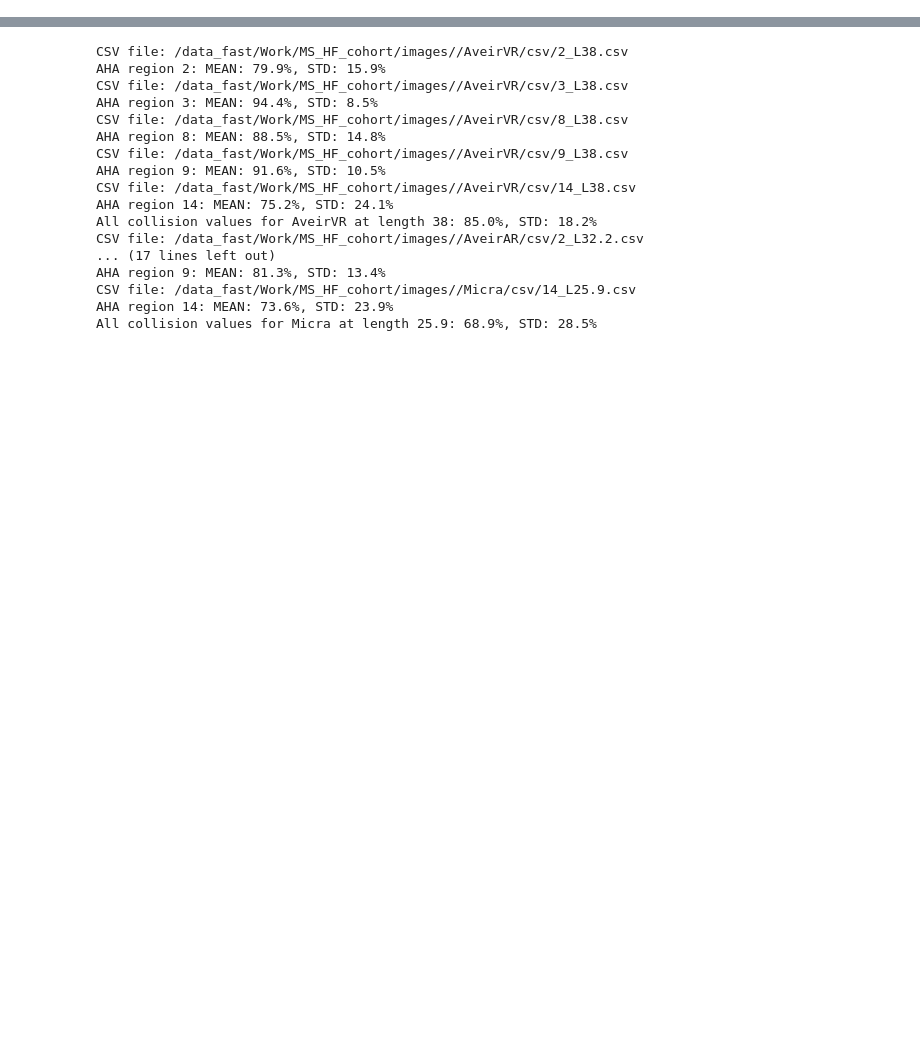
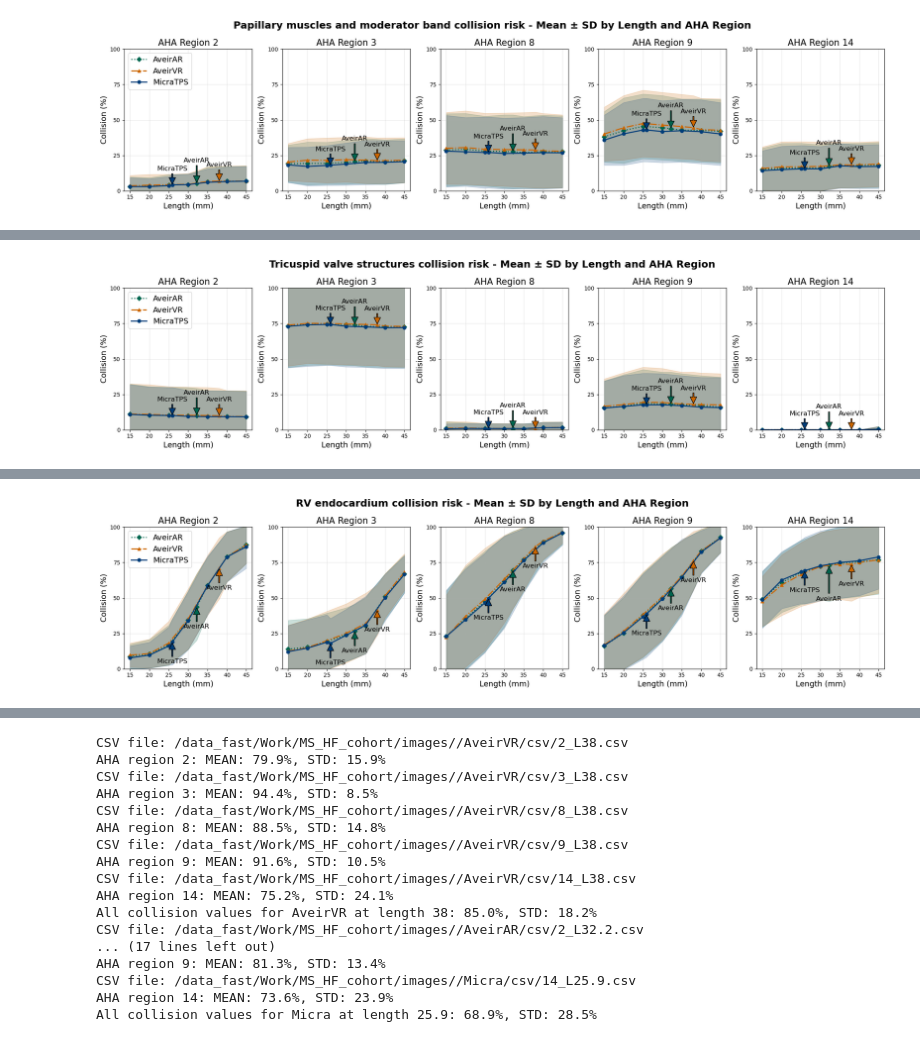
Before and after one commit to angela337/RV_pacing, a Jupyter notebook: Process_AHA_csv_to_plots_tables.ipynb, the cells around one changed output, grey strips where cells are left out. Saved outputs shown, nothing was run; the diff lists cells and outputs as text; code cells hidden in the pictures; blank space fills up the shorter version.

Commit message:
Make changes to ipynbs - these are mainly for generating images needed for figures

```diff
--- a/Process_AHA_csv_to_plots_tables.ipynb
+++ b/Process_AHA_csv_to_plots_tables.ipynb
@@ -515,0 +725,77 @@ Summary Statistics:
+# %%
+
+def get_merged_df():
+    # Initialize empty merged DataFrame
+    merged_df = None
+
+    devices={
+        "Micra": {"D": 6.7, "L": 25.9}, # AV/AV2
+        "AveirAR": {"D": 6.5, "L": 32.2}, # atrial Aveir DR device
+        "AveirVR": {"D": 6.5, "L": 38} # Atrial Aveir DR device + 10mm
+    }
+
+    for device in ["Micra", "AveirAR" ,"AveirVR"]:
+        D = devices[device]["D"]
+        init_len = devices[device]["L"]
+
+        # Calculate original volume
+        vol = np.pi * ((D / 2) ** 2) * init_len
+
+        lengths=[init_len, 15, 20, 25, 30, 35, 40, 45] # [22, 27, 32, 37, 42]:
+        diameters=[]
+        # If we want to keep the same volume, calculate new diameter for each new length
+        for length in lengths:
+            new_D = np.sqrt(vol / (np.pi * length)) * 2
+            diameters.append(new_D)
+            #print(f"{length:8.0f}    | {new_D:8.3f}")
+
+        coll_fields=[ 'RV_Collision', 'TV_Collision', 'PM_Collision','Combined_Collision']
+        #coll_fields=['Combined_Collision']
+        merged_df=read_AHA_csv(merged_df, device, lengths, collision_fields=coll_fields) #, diameters=diameters)
+
+    # Rename for output
+    merged_df.rename(columns={"AHA_region": "AHA region"}, inplace=True)
+
+    # Sort by AHA region
+    merged_df.sort_values("AHA region", inplace=True)
+    #display(merged_df)
+    #merged_df.to_csv(f'/data_fast/Work/MS_HF_cohort/images/AHA_mapping_summary.csv', index=False)
+    #pivot_df = merged_df.set_index("AHA region").T
+    #pd.set_option('display.max_rows', None)  # Show all rows in DataFrame display
+
+    #display(pivot_df)
+    #pivot_df.to_csv(f'/data_fast/Work/MS_HF_cohort/images/AHA_mapping_summary.csv', index=True)
+    ###################################################################################
+    # Rename for output
+    merged_df.rename(columns={"AHA_region": "AHA region"}, inplace=True)
+
+    # Sort by AHA region
+    merged_df.sort_values("AHA region", inplace=True)
+
+    #display(merged_df)
+    #merged_df.to_csv(f'/data_fast/Work/MS_HF_cohort/images/AHA_mapping_summary.csv', index=False)
+
+    pivot_df = merged_df.set_index("AHA region").T
+    pd.set_option('display.max_rows', None) # Show all rows in DataFrame display
+    #display(pivot_df)
+    pivot_df.to_csv(f'/data_fast/Work/MS_HF_cohort/images/AHA_mapping_summary.csv', index=True)
+    return merged_df
+def fig5_plots(merged_df): #CSP per device plots
+    # NEW: Create plots for collision data
+    output_plot_path = '/data_fast/Work/MS_HF_cohort/images/plots'
+    #plot_collision_data_by_aha(merged_df, output_path=output_plot_path)
+
+    plot_collision_data_regions_as_lines(merged_df, output_path=output_plot_path, plot_CS=True)
+
+    # NEW: Create summary statistics
+    #summary_stats = create_summary_table(merged_df, output_path=output_plot_path)
+    #print("\nSummary Statistics:")
+    #display(summary_stats)
+def fig3_plots(merged_df):
+    output_plot_path = '/data_fast/Work/MS_HF_cohort/images/plots'
+    plot_collision_data_by_aha(merged_df, output_path=output_plot_path, plot_CS=False)
+if __name__ == "__main__":
+    merged_df=get_merged_df()
+    fig3_plots(merged_df)
+    #fig5_plots(merged_df)
+# %% [output]
@@ -515,0 +805 @@ Summary Statistics:
+[figure, added]
@@ -515,0 +809 @@ Summary Statistics:
+[figure, added]
@@ -515,0 +813 @@ Summary Statistics:
+[figure, added]
```
Also changed, not shown: parts of 4 cells of this notebook, 4 other files.
